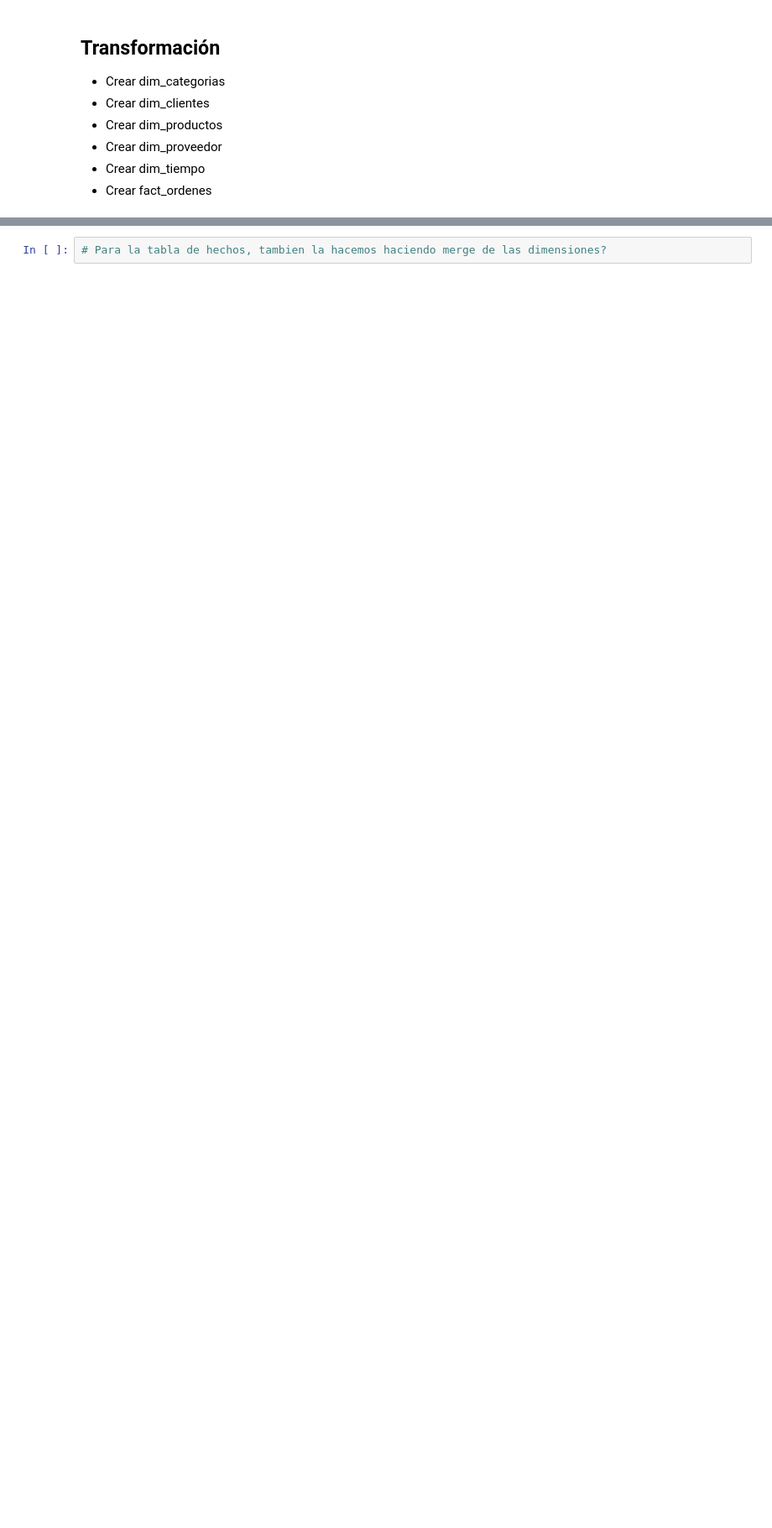
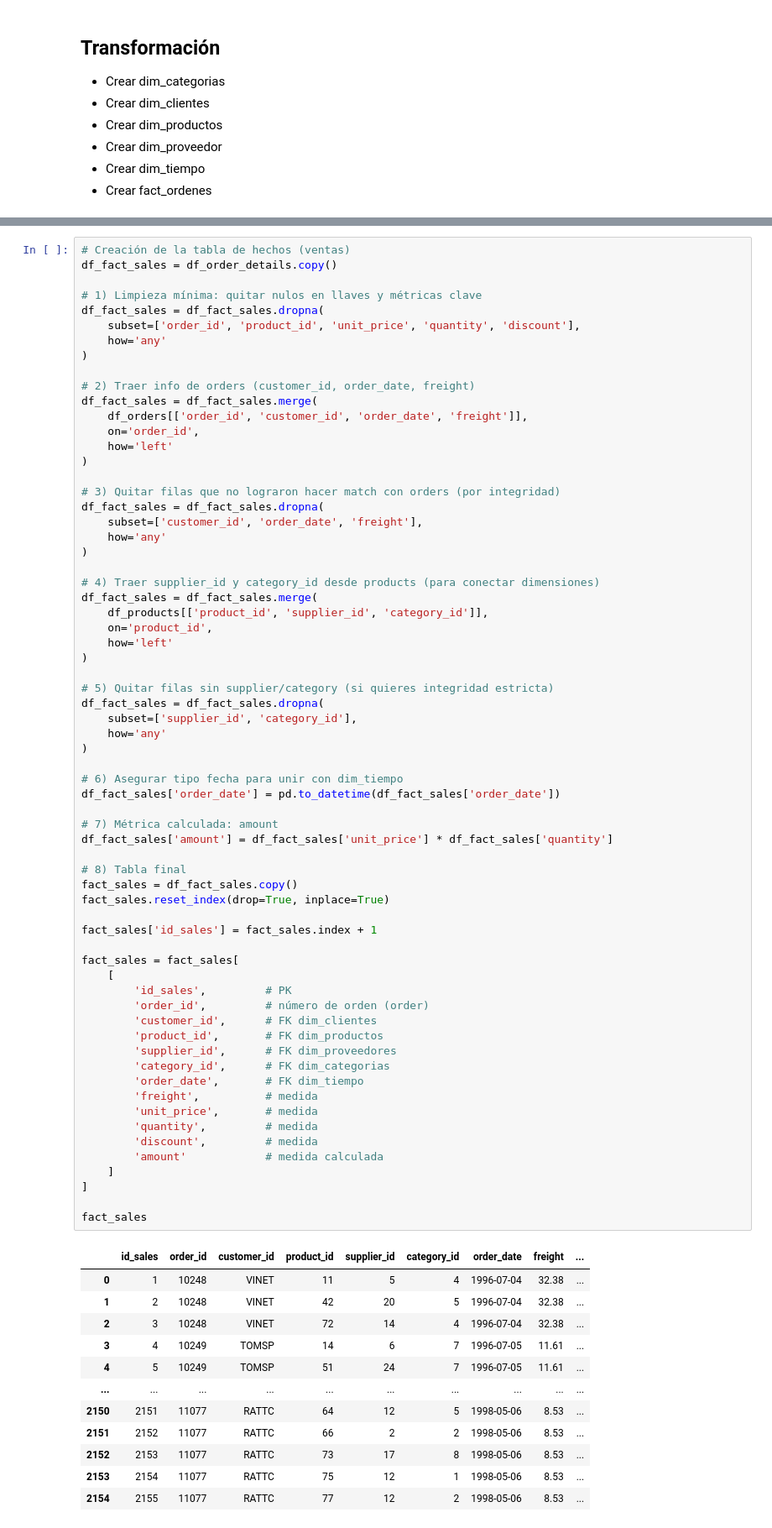
Before and after one commit to martinrestrepoc/northwind, a Jupyter notebook: orquestador_etl_northwind.ipynb, the cells around one changed output, grey strips where cells are left out. Shown at 84% size. Saved outputs shown, nothing was run; the diff lists cells and outputs as text; blank space fills up the shorter version.

```diff
--- a/orquestador_etl_northwind.ipynb
+++ b/orquestador_etl_northwind.ipynb
@@ -313,2 +317,79 @@ dim_tiempo
 # %%
-# Para la tabla de hechos, tambien la hacemos haciendo merge de las dimensiones?
+# Creación de la tabla de hechos (ventas)
+df_fact_sales = df_order_details.copy()
+
+# 1) Limpieza mínima: quitar nulos en llaves y métricas clave
+df_fact_sales = df_fact_sales.dropna(
+    subset=['order_id', 'product_id', 'unit_price', 'quantity', 'discount'],
+    how='any'
+)
+
+# 2) Traer info de orders (customer_id, order_date, freight)
+df_fact_sales = df_fact_sales.merge(
+    df_orders[['order_id', 'customer_id', 'order_date', 'freight']],
+    on='order_id',
+    how='left'
+)
+
+# 3) Quitar filas que no lograron hacer match con orders (por integridad)
+df_fact_sales = df_fact_sales.dropna(
+    subset=['customer_id', 'order_date', 'freight'],
+    how='any'
+)
+
+# 4) Traer supplier_id y category_id desde products (para conectar dimensiones)
+df_fact_sales = df_fact_sales.merge(
+    df_products[['product_id', 'supplier_id', 'category_id']],
+    on='product_id',
+    how='left'
+)
+
+# 5) Quitar filas sin supplier/category (si quieres integridad estricta)
+df_fact_sales = df_fact_sales.dropna(
+    subset=['supplier_id', 'category_id'],
+    how='any'
+)
+
+# 6) Asegurar tipo fecha para unir con dim_tiempo
+df_fact_sales['order_date'] = pd.to_datetime(df_fact_sales['order_date'])
+
+# 7) Métrica calculada: amount
+df_fact_sales['amount'] = df_fact_sales['unit_price'] * df_fact_sales['quantity']
+
+# 8) Tabla final
+fact_sales = df_fact_sales.copy()
+fact_sales.reset_index(drop=True, inplace=True)
+
+fact_sales['id_sales'] = fact_sales.index + 1
+
+fact_sales = fact_sales[
+    [
+        'id_sales',         # PK
+        'order_id',         # número de orden (order)
+        'customer_id',      # FK dim_clientes
+        'product_id',       # FK dim_productos
+        'supplier_id',      # FK dim_proveedores
+        'category_id',      # FK dim_categorias
+        'order_date',       # FK dim_tiempo
+        'freight',          # medida
+        'unit_price',       # medida
+        'quantity',         # medida
+        'discount',         # medida
+        'amount'            # medida calculada
+    ]
+]
+
+fact_sales
+# %% [output]
+|  | id_sales | order_id | customer_id | product_id | supplier_id | category_id | order_date | freight | ... |
+| 0 | 1 | 10248 | VINET | 11 | 5 | 4 | 1996-07-04 | 32.38 | ... |
+| 1 | 2 | 10248 | VINET | 42 | 20 | 5 | 1996-07-04 | 32.38 | ... |
+| 2 | 3 | 10248 | VINET | 72 | 14 | 4 | 1996-07-04 | 32.38 | ... |
+| 3 | 4 | 10249 | TOMSP | 14 | 6 | 7 | 1996-07-05 | 11.61 | ... |
+| 4 | 5 | 10249 | TOMSP | 51 | 24 | 7 | 1996-07-05 | 11.61 | ... |
+| ... | ... | ... | ... | ... | ... | ... | ... | ... | ... |
+| 2150 | 2151 | 11077 | RATTC | 64 | 12 | 5 | 1998-05-06 | 8.53 | ... |
+| 2151 | 2152 | 11077 | RATTC | 66 | 2 | 2 | 1998-05-06 | 8.53 | ... |
+| 2152 | 2153 | 11077 | RATTC | 73 | 17 | 8 | 1998-05-06 | 8.53 | ... |
+| 2153 | 2154 | 11077 | RATTC | 75 | 12 | 1 | 1998-05-06 | 8.53 | ... |
+| 2154 | 2155 | 11077 | RATTC | 77 | 12 | 2 | 1998-05-06 | 8.53 | ... |
```
Also changed, not shown: parts of 11 cells of this notebook.
